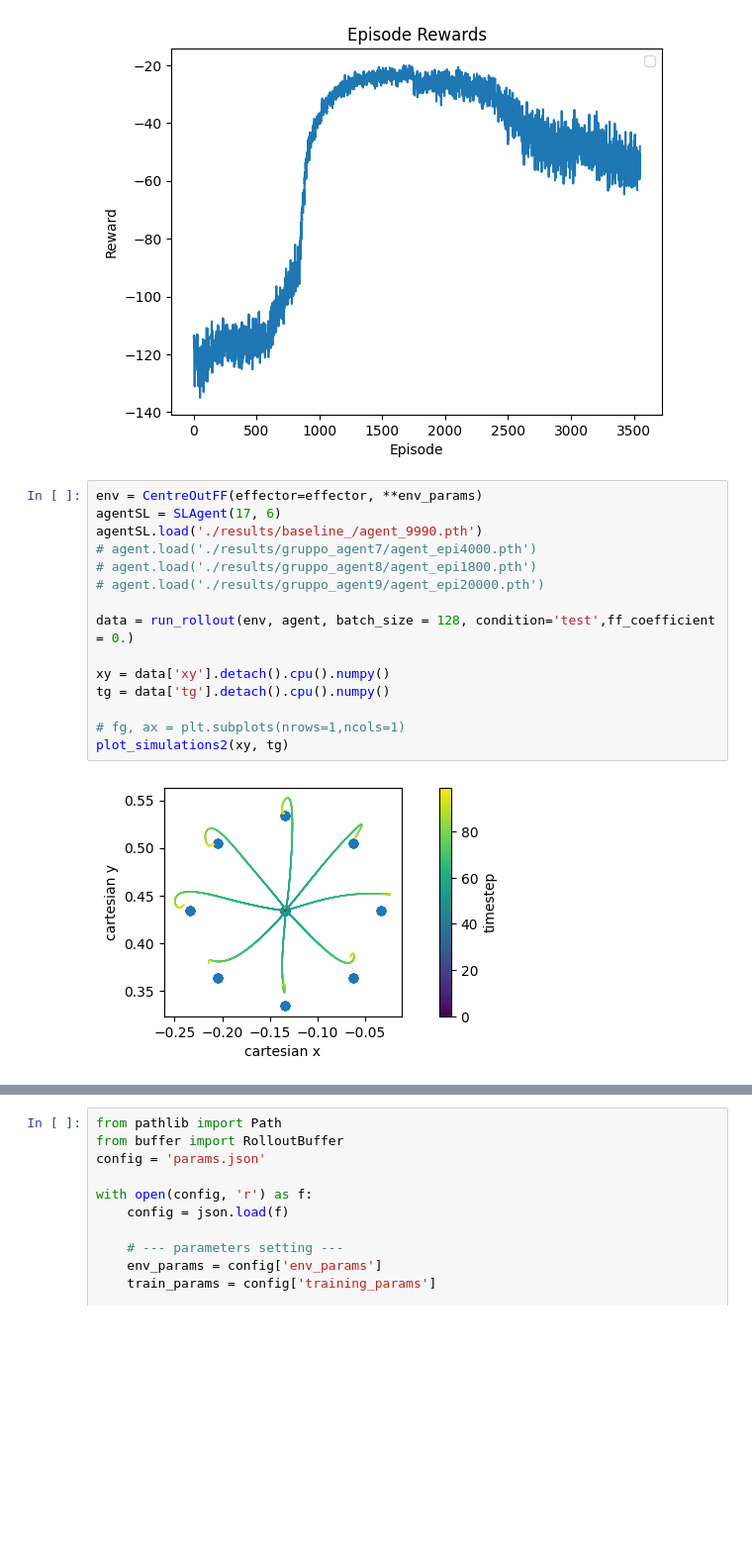
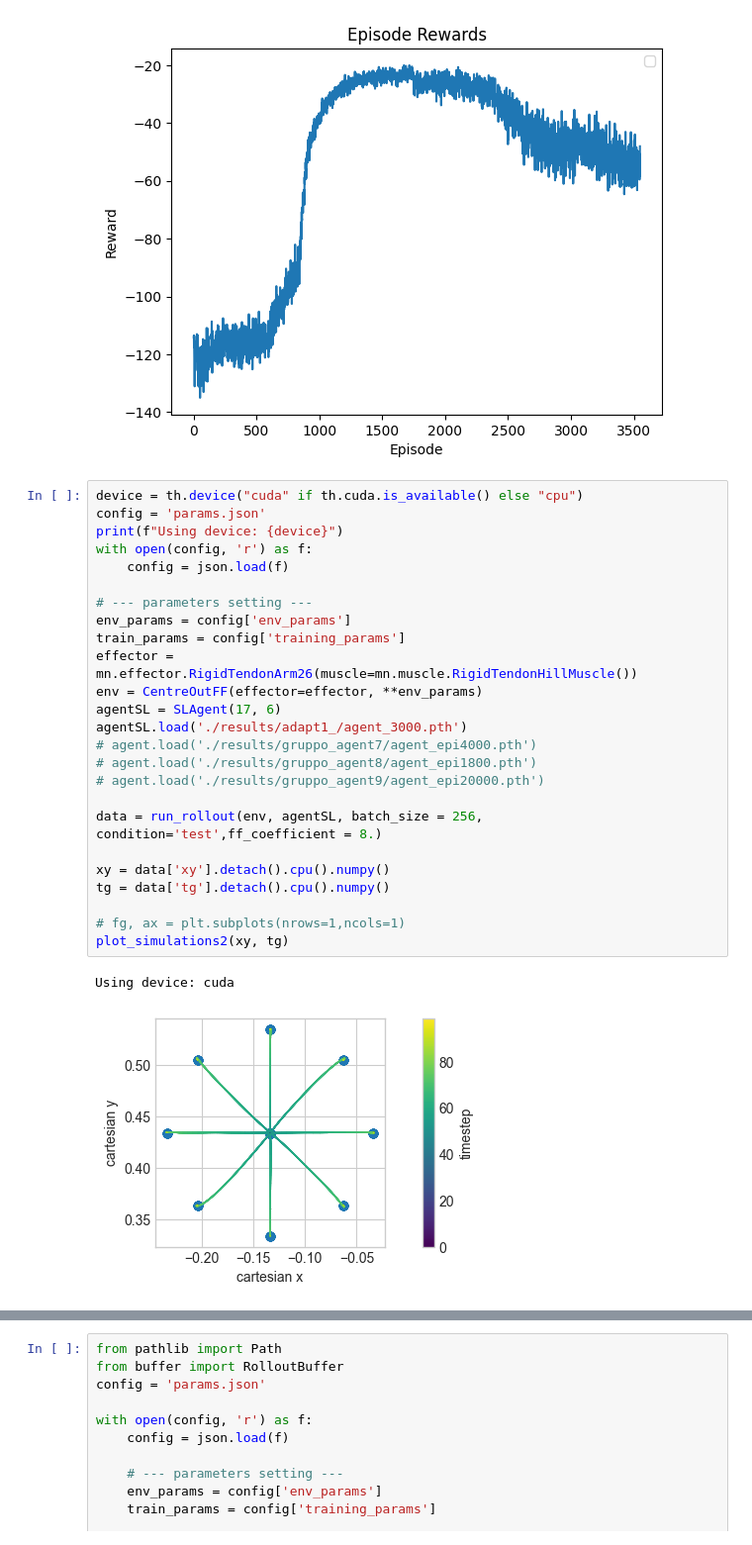
Before and after one commit to clmnlab/MotorNet, a Jupyter notebook: test.ipynb, the cells around one changed output, grey strips where cells are left out. Shown: that part at 99% size. Cells and saved outputs as stored; diff of their text form; blank space fills up the shorter version.

```diff
--- a/test.ipynb
+++ b/test.ipynb
@@ -89,19 +73,30 @@ plot_rewards('./results/gruppo_agent8/episode_rewards.json')
 # %% [output]
 [figure]
 # %%
+device = th.device("cuda" if th.cuda.is_available() else "cpu")
+config = 'params.json'
+print(f"Using device: {device}")
+with open(config, 'r') as f:
+    config = json.load(f)
+
+# --- parameters setting ---
+env_params = config['env_params']
+train_params = config['training_params']
+effector = mn.effector.RigidTendonArm26(muscle=mn.muscle.RigidTendonHillMuscle())
 env = CentreOutFF(effector=effector, **env_params)
 agentSL = SLAgent(17, 6)
-agentSL.load('./results/baseline_/agent_9990.pth')
+agentSL.load('./results/adapt1_/agent_3000.pth')
 # agent.load('./results/gruppo_agent7/agent_epi4000.pth')
 # agent.load('./results/gruppo_agent8/agent_epi1800.pth')
 # agent.load('./results/gruppo_agent9/agent_epi20000.pth')
 
-data = run_rollout(env, agent, batch_size = 128, condition='test',ff_coefficient = 0.)
+data = run_rollout(env, agentSL, batch_size = 256, condition='test',ff_coefficient = 8.)
 
 xy = data['xy'].detach().cpu().numpy()
 tg = data['tg'].detach().cpu().numpy()
 
 # fg, ax = plt.subplots(nrows=1,ncols=1)
 plot_simulations2(xy, tg)
 # %% [output]
+Using device: cuda
-[figure, old version]
+[figure, new version]
```
Also changed, not shown: parts of 12 cells of this notebook.
